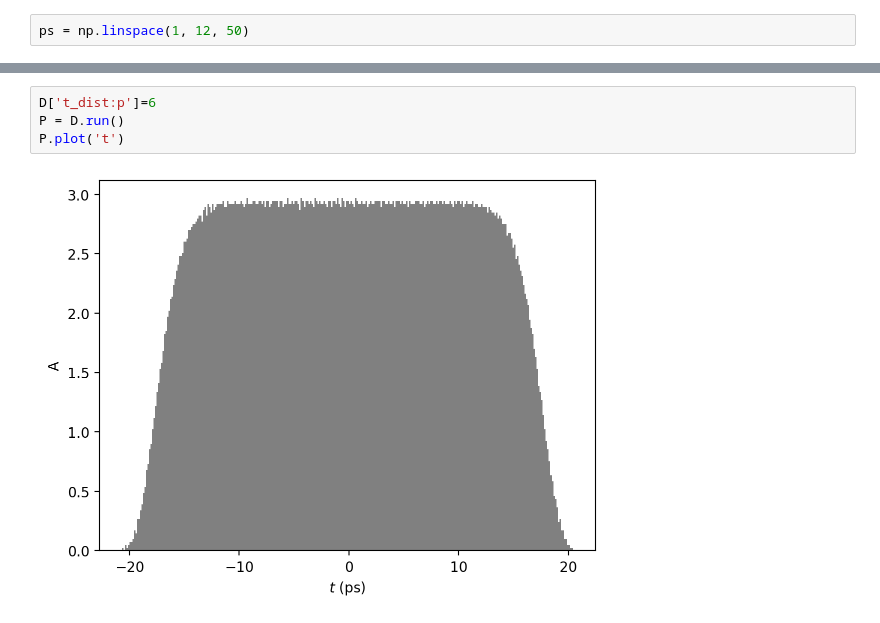
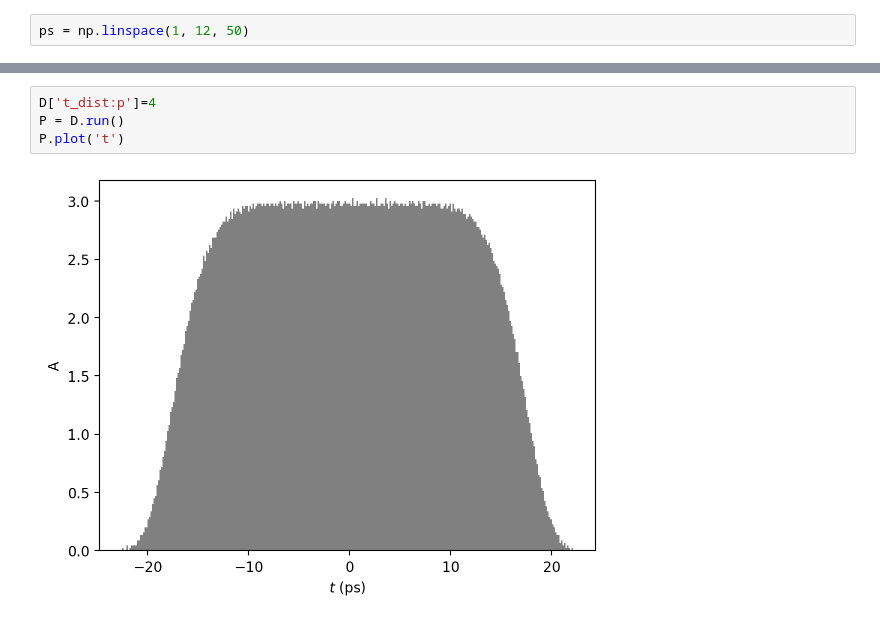
Before and after one commit to ColwynGulliford/distgen, a Jupyter notebook: examples/metrics/metrics.ipynb, the cells around one changed output, grey strips where cells are left out. Cells and saved outputs as stored; diff of their text form.

```diff
--- a/examples/metrics/metrics.ipynb
+++ b/examples/metrics/metrics.ipynb
@@ -217,6 +170,6 @@ plt.plot(ps, res2s);
 # %%
-D['t_dist:p']=6
+D['t_dist:p']=4
 P = D.run()
 P.plot('t')
 # %% [output]
-[figure, old version]
+[figure, new version]
```
Also changed, not shown: parts of 9 cells of this notebook, 17 other files.
